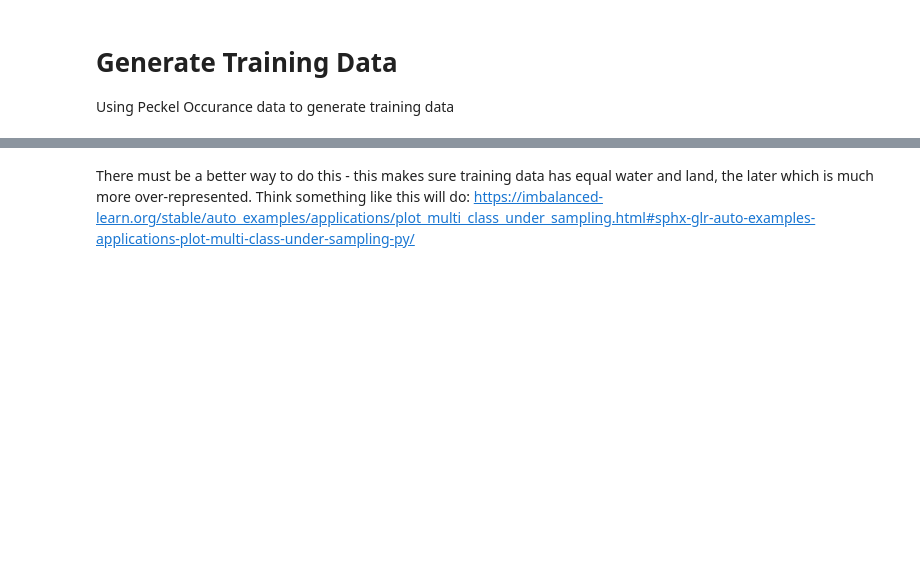
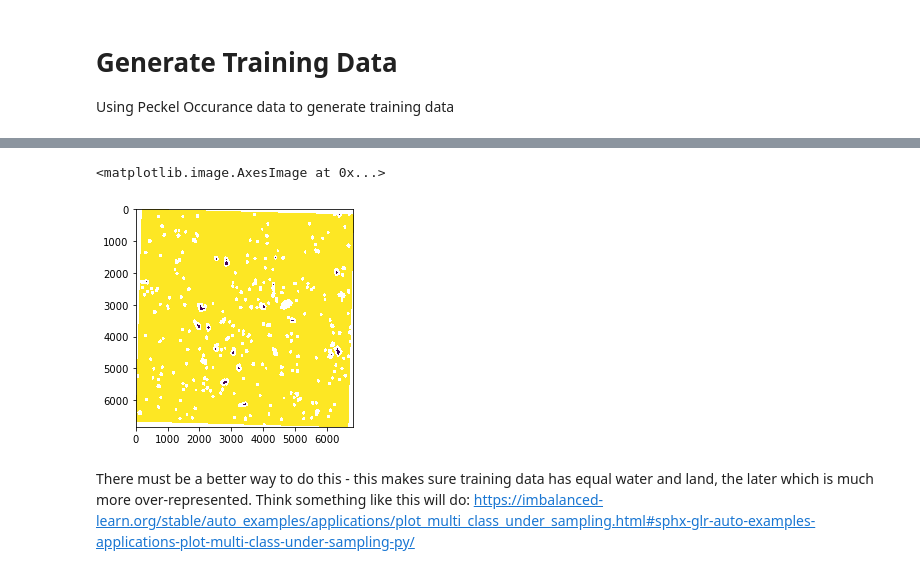
Before and after one commit to OPERA-Cal-Val/DSWx-Jupyter-Validation-Dataset-Generation, a Jupyter notebook: 1_Classification_Multiscale_Superpixels_with_Peckel.ipynb, the cells around one changed output, grey strips where cells are left out. Saved outputs shown, nothing was run; the diff lists cells and outputs as text; code cells hidden in the pictures; blank space fills up the shorter version.

```diff
--- a/1_Classification_Multiscale_Superpixels_with_Peckel.ipynb
+++ b/1_Classification_Multiscale_Superpixels_with_Peckel.ipynb
@@ -284,12 +329,15 @@ training_data_4326[water_ind] = 1
 # %%
 p_temp = p_occ.copy()
 p_temp['dtype'] = 'float32'
 p_temp['nodata'] = np.nan
 
 
 training_data_r, p_r = reproject_arr_to_match_profile(training_data_4326, p_temp, p_cropped)
 
 training_data_r = training_data_r[0, ...].round()
 
-#plt.imshow(training_data_r, interpolation='none')
+plt.imshow(training_data_r, interpolation='none')
+# %% [output]
+<matplotlib.image.AxesImage at 0x...>
+[figure, added]
 # %%
```
Also changed, not shown: parts of 46 cells of this notebook, 7 other files.
